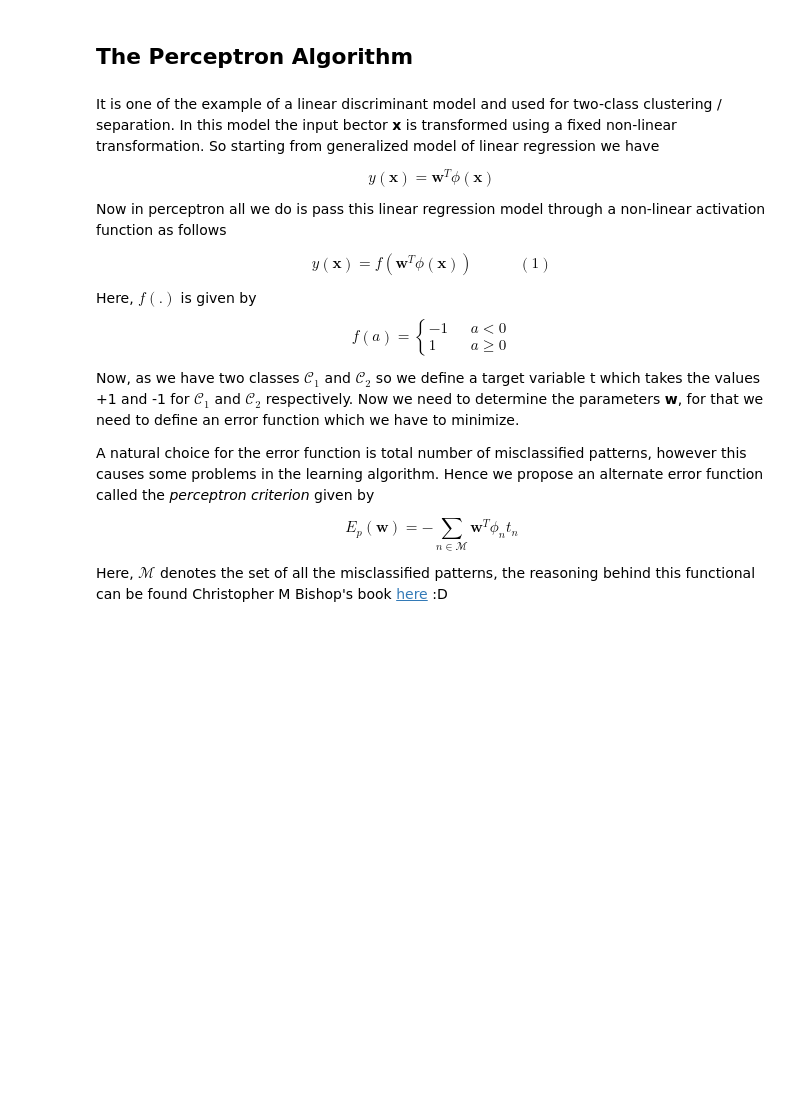
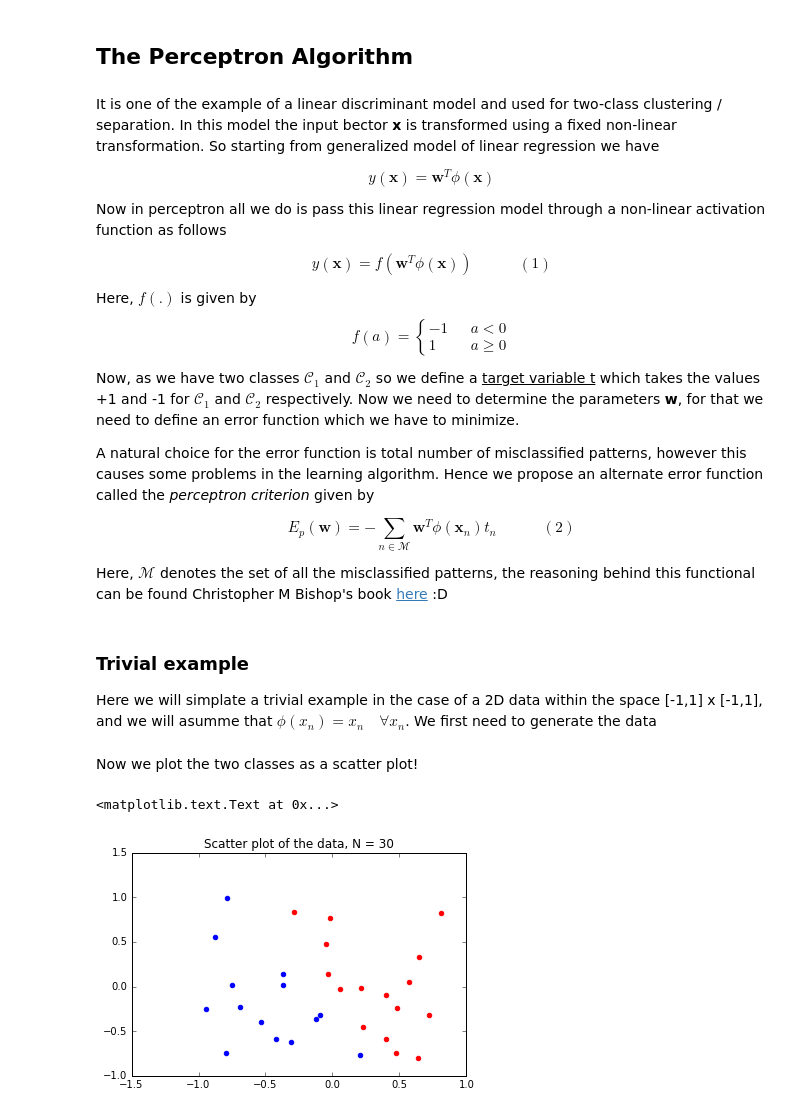
Before and after one commit to riddhishb/ipython-notebooks, a Jupyter notebook: Neural Network/Neural network.ipynb, the cells around one changed output. Cells and saved outputs as stored; diff of their text form; code cells hidden in the pictures; blank space fills up the shorter version.

```diff
--- a/Neural Network/Neural network.ipynb
+++ b/Neural Network/Neural network.ipynb
@@ -32,10 +34,61 @@ f(a) = \left\{
    \right.
 $$
 
-Now, as we have two classes $\mathcal{C}_1$ and $\mathcal{C}_2$ so we define a target variable t which takes the values +1 and -1 for $\mathcal{C}_1$ and $\mathcal{C}_2$ respectively. Now we need to determine the parameters **w**, for that we need to define an error function which we have to minimize.
+Now, as we have two classes $\mathcal{C}_1$ and $\mathcal{C}_2$ so we define a <u>target variable t</u> which takes the values +1 and -1 for $\mathcal{C}_1$ and $\mathcal{C}_2$ respectively. Now we need to determine the parameters **w**, for that we need to define an error function which we have to minimize.
 
 A natural choice for the error function is total number of misclassified patterns, however this causes some problems in the learning algorithm. Hence we propose an alternate error function called the *perceptron criterion* given by
 
-$$ E_p(\textbf{w}) = - \sum \limits _{n \in \mathcal{M}} \textbf{w}^T \phi_n t_n$$
+$$ E_p(\textbf{w}) = - \sum \limits _{n \in \mathcal{M}} \textbf{w}^T \phi (\textbf{x}_n) t_n \quad \quad \quad (2)$$
 
 Here, $\mathcal{M}$ denotes the set of all the misclassified patterns, the reasoning behind this functional can be found Christopher M Bishop's book [here](http://www.springer.com/gp/book/9780387310732) :D
+# %% [markdown]
+### Trivial example
+
+Here we will simplate a trivial example in the case of a 2D data within the space [-1,1] x [-1,1], and we will asumme that $\phi(x_n) = x_n \quad \forall x_n$. We first need to generate the data
+# %%
+%matplotlib inline
+
+import numpy as np
+import scipy as sp
+import matplotlib.pyplot as plt
+
+# now we genrate the data
+N = 30
+x = np.zeros(N, dtype=np.float64)
+y = np.zeros(N, dtype=np.float64)
+for k in range(N):
+    x[k], y[k] = [np.random.uniform(-1,1) for i in range(2)]
+
+a = np.random.uniform(-1,1)
+b = np.random.uniform(-1,1)
+c = np.random.uniform(-1,1)
+label = np.ones(N) # stores the labels for two classes, 1 for C1 and -1 for C2
+xa = []
+ya = []
+xb = []
+yb = []
+N1 = 0
+N2 = 0
+
+# the random line divides the points into two classes of size N1 and N2
+for k in range(N):
+    temp = a*x[k] + b*y[k] + c
+    if temp > 0:
+        xa.append(x[k])
+        ya.append(y[k])
+        N1 += 1
+    else:
+        label[k] = -1
+        xb.append(x[k])
+        yb.append(y[k])
+        N2 += 1
+# %% [markdown]
+Now we plot the two classes as a scatter plot!
+# %%
+plt.scatter(xa, ya, color = 'b')
+plt.hold(True)
+plt.scatter(xb, yb, color = 'r')
+plt.title('Scatter plot of the data, N = 30')
+# %% [output]
+<matplotlib.text.Text at 0x...>
+[figure, added]
```
Also changed, not shown: parts of 9 cells of this notebook.
